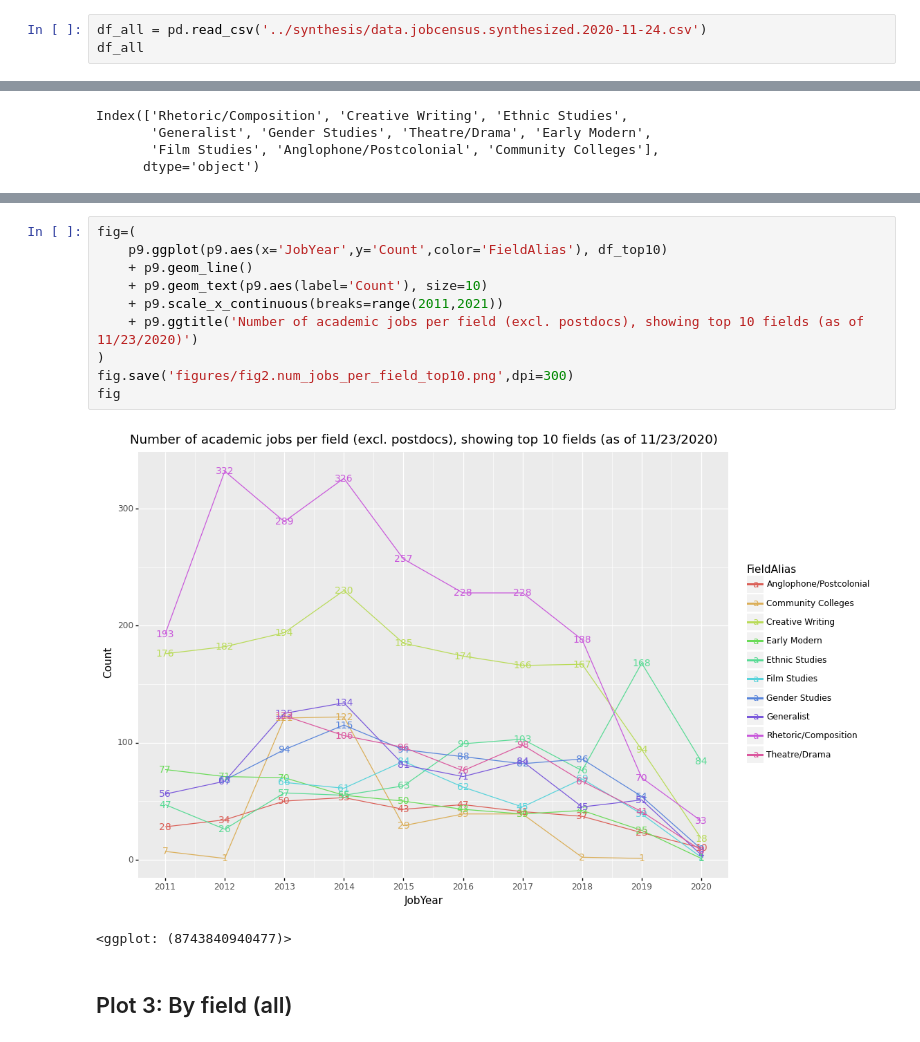
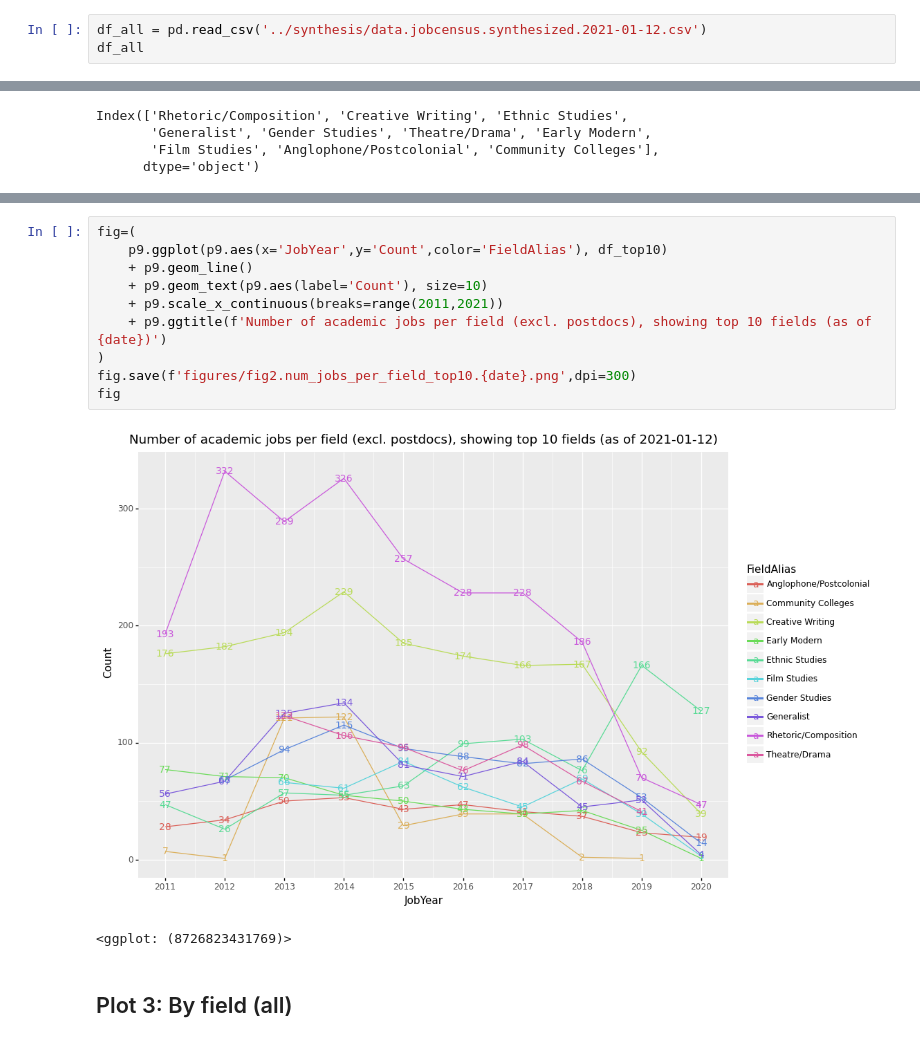
Before and after one commit to quadrismegistus/jobcensus, a Jupyter notebook: plot/plotjobs.ipynb, the cells around one changed output, grey strips where cells are left out. Cells and saved outputs as stored; diff of their text form.

```diff
--- a/plot/plotjobs.ipynb
+++ b/plot/plotjobs.ipynb
@@ -11,6 +14,6 @@ p9.options.figure_size=(11,8)
 # %% [markdown]
 ## Load data
 # %%
-df_all = pd.read_csv('../synthesis/data.jobcensus.synthesized.2020-11-24.csv')
+df_all = pd.read_csv('../synthesis/data.jobcensus.synthesized.2021-01-12.csv')
 df_all
 # %% [output]
@@ -156,16 +171,16 @@ df_top10
 # %%
 fig=(
     p9.ggplot(p9.aes(x='JobYear',y='Count',color='FieldAlias'), df_top10)
     + p9.geom_line()
     + p9.geom_text(p9.aes(label='Count'), size=10)
     + p9.scale_x_continuous(breaks=range(2011,2021))
-    + p9.ggtitle('Number of academic jobs per field (excl. postdocs), showing top 10 fields (as of 11/23/2020)')
+    + p9.ggtitle(f'Number of academic jobs per field (excl. postdocs), showing top 10 fields (as of {date})')
 )
-fig.save('figures/fig2.num_jobs_per_field_top10.png',dpi=300)
+fig.save(f'figures/fig2.num_jobs_per_field_top10.{date}.png',dpi=300)
 fig
 # %% [output]
-[figure, old version]
+[figure, new version]
-<ggplot: (8743840940477)>
+<ggplot: (8726823431769)>
 # %% [markdown]
 ## Plot 3: By field (all)
 # %%
```
Also changed, not shown: parts of 11 cells of this notebook, 25 other files.
